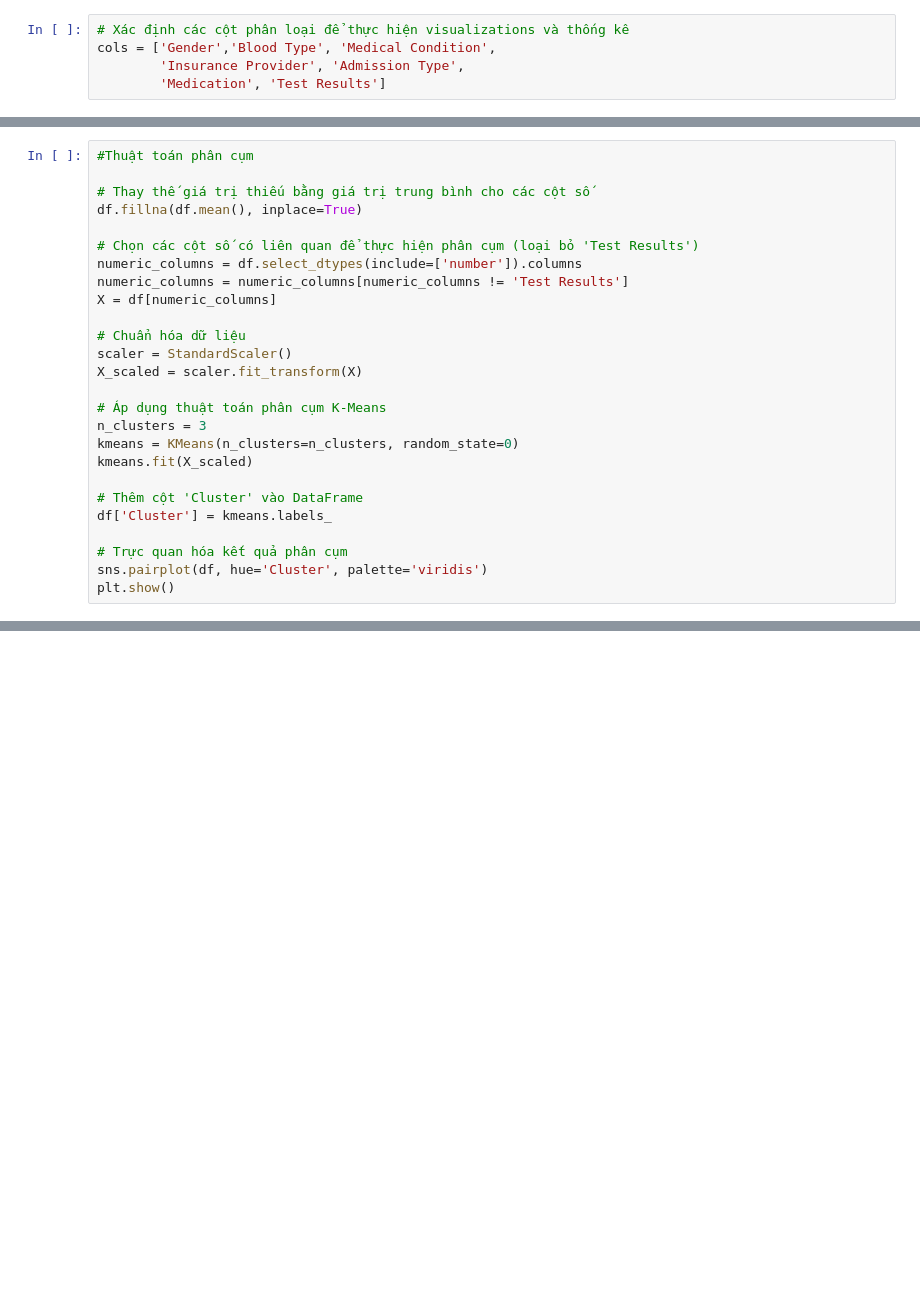
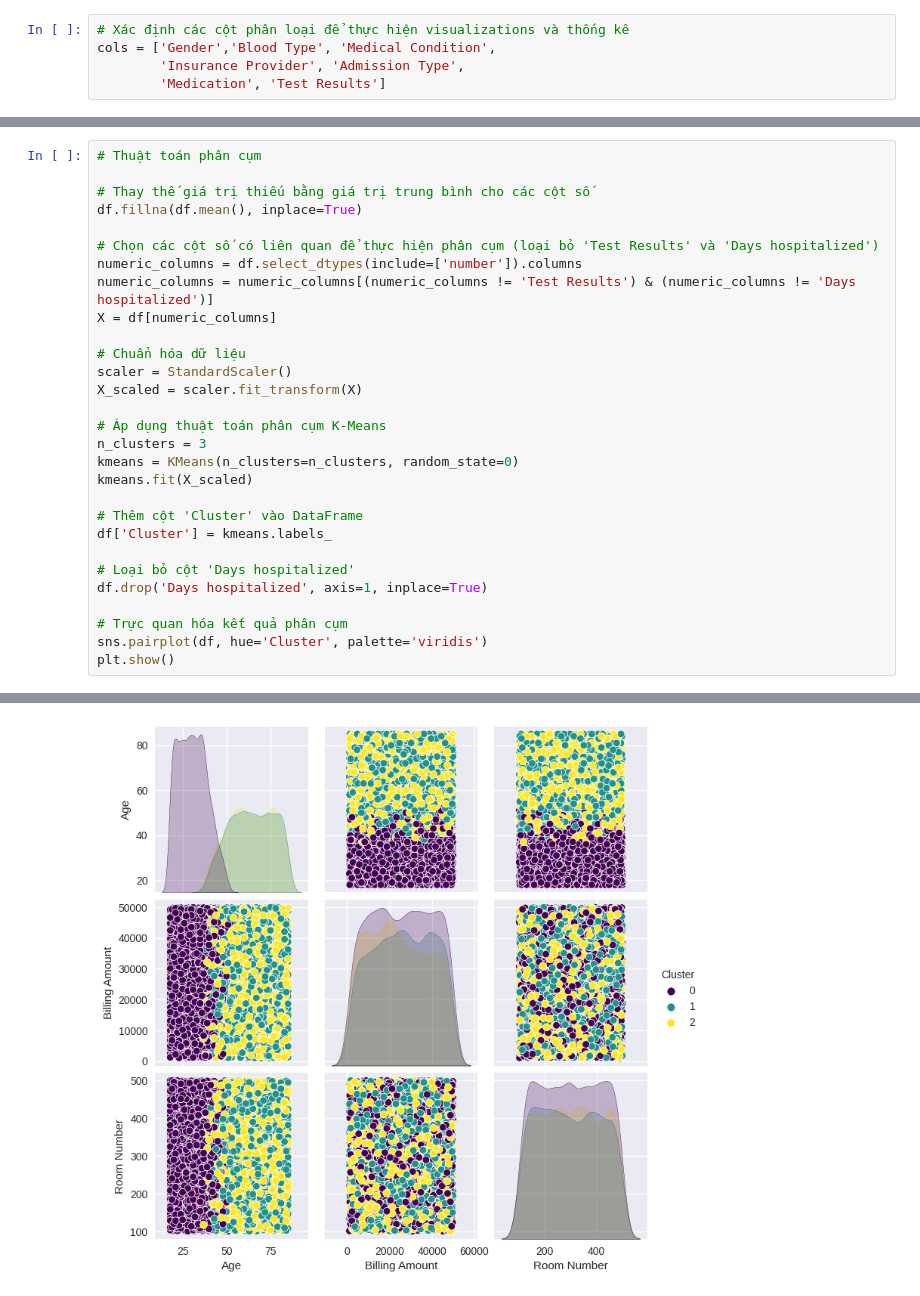
Before and after one commit to phat1505/Health-Classifition, a Jupyter notebook: Health_Classification.ipynb, the cells around one changed output, grey strips where cells are left out. Saved outputs shown, nothing was run; the diff lists cells and outputs as text; blank space fills up the shorter version.

```diff
--- a/Health_Classification.ipynb
+++ b/Health_Classification.ipynb
@@ -153,12 +254,12 @@ for column in data_for_plot.columns[:-1]:  # Loại bỏ 'Test Results'
 # %%
-#Thuật toán phân cụm
+# Thuật toán phân cụm
 
 # Thay thế giá trị thiếu bằng giá trị trung bình cho các cột số
 df.fillna(df.mean(), inplace=True)
 
-# Chọn các cột số có liên quan để thực hiện phân cụm (loại bỏ 'Test Results')
+# Chọn các cột số có liên quan để thực hiện phân cụm (loại bỏ 'Test Results' và 'Days hospitalized')
 numeric_columns = df.select_dtypes(include=['number']).columns
-numeric_columns = numeric_columns[numeric_columns != 'Test Results']
+numeric_columns = numeric_columns[(numeric_columns != 'Test Results') & (numeric_columns != 'Days hospitalized')]
 X = df[numeric_columns]
 
 # Chuẩn hóa dữ liệu
@@ -173,6 +274,10 @@ kmeans.fit(X_scaled)
 # Thêm cột 'Cluster' vào DataFrame
 df['Cluster'] = kmeans.labels_
 
+# Loại bỏ cột 'Days hospitalized'
+df.drop('Days hospitalized', axis=1, inplace=True)
+
 # Trực quan hóa kết quả phân cụm
 sns.pairplot(df, hue='Cluster', palette='viridis')
 plt.show()
+# %% [output]
@@ -179,3 +294,4 @@ plt.show()
+[figure, added]
 # %%
 data_for_plot = df[selected_columns]
 # Khám phá dữ liệu trong từng cụm cho từng cột với 'Test Results'
```
Also changed, not shown: parts of 14 cells of this notebook.
